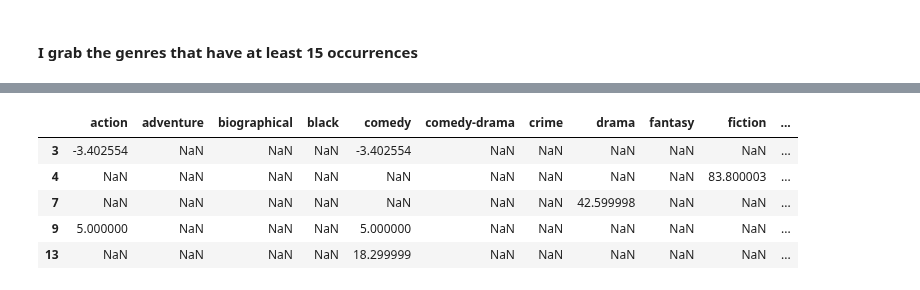
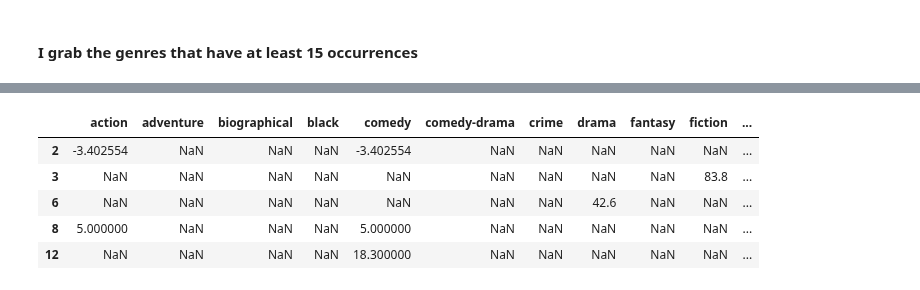
Before and after one commit to S3tuit/jup_lab, a Jupyter notebook: movies_analysis.ipynb, the cells around one changed output, grey strips where cells are left out. Saved outputs shown, nothing was run; the diff lists cells and outputs as text; code cells hidden in the pictures.

```diff
--- a/movies_analysis.ipynb
+++ b/movies_analysis.ipynb
@@ -437,3 +5,0 @@ df[new_col[1:]] = df[new_col[1:]].astype('float32')
-# %%
-df = df[new_col]
-df[new_col[:10]].info()
@@ -532,5 +8,11 @@ Categories (3, object): ['low' < 'mid' < 'high']
 # %% [markdown]
 ### Low budget
+# %%
+genres = ['action','adventure','animated','biographical','black','buddy','comedy',
+ 'comedy-drama','crime','drama','epic','fantasy','fiction','historical','horror','musical',
+ 'psychological','romantic','science','sports','superhero','supernatural','thriller','war']
+# %%
+budget_group = df['Budget group']
 # %%
 df['Budget'].plot.box()
 # %% [output]
@@ -558,4 +42,4 @@ Extreme ulimit 1528.9999980926514
 # %%
-low_df = df.loc[(budget_group == 'low') & (df['Profit perc'] < 1528)]
+low_df = df.loc[(budget_group == 'low') & (df['Profit perc'] < 938)]
 low_df.shape
 # %% [output]
@@ -596,17 +80,17 @@ print(low_genres)
 # %%
 low_df_profit = low_df[low_genres+ ['Profit']].apply(profit_genre, genres=low_genres,
-                                     col='Profit', axis=1).drop(columns='Profit')
+                                     col='Profit', axis=1)
 
 low_df_profit[low_df_profit == 0] = np.nan
 
 low_df_profit.head()
 # %% [output]
 |  | action | adventure | biographical | black | comedy | comedy-drama | crime | drama | fantasy | fiction | ... |
-| 3 | -3.402554 | NaN | NaN | NaN | -3.402554 | NaN | NaN | NaN | NaN | NaN | ... |
-| 4 | NaN | NaN | NaN | NaN | NaN | NaN | NaN | NaN | NaN | 83.800003 | ... |
-| 7 | NaN | NaN | NaN | NaN | NaN | NaN | NaN | 42.599998 | NaN | NaN | ... |
-| 9 | 5.000000 | NaN | NaN | NaN | 5.000000 | NaN | NaN | NaN | NaN | NaN | ... |
-| 13 | NaN | NaN | NaN | NaN | 18.299999 | NaN | NaN | NaN | NaN | NaN | ... |
+| 2 | -3.402554 | NaN | NaN | NaN | -3.402554 | NaN | NaN | NaN | NaN | NaN | ... |
+| 3 | NaN | NaN | NaN | NaN | NaN | NaN | NaN | NaN | NaN | 83.8 | ... |
+| 6 | NaN | NaN | NaN | NaN | NaN | NaN | NaN | 42.6 | NaN | NaN | ... |
+| 8 | 5.000000 | NaN | NaN | NaN | 5.000000 | NaN | NaN | NaN | NaN | NaN | ... |
+| 12 | NaN | NaN | NaN | NaN | 18.300000 | NaN | NaN | NaN | NaN | NaN | ... |
 # %%
 low_df_profit.mean(axis=0).plot.bar()
 # %% [output]
```
Also changed, not shown: parts of 94 cells of this notebook, 2 other files.
